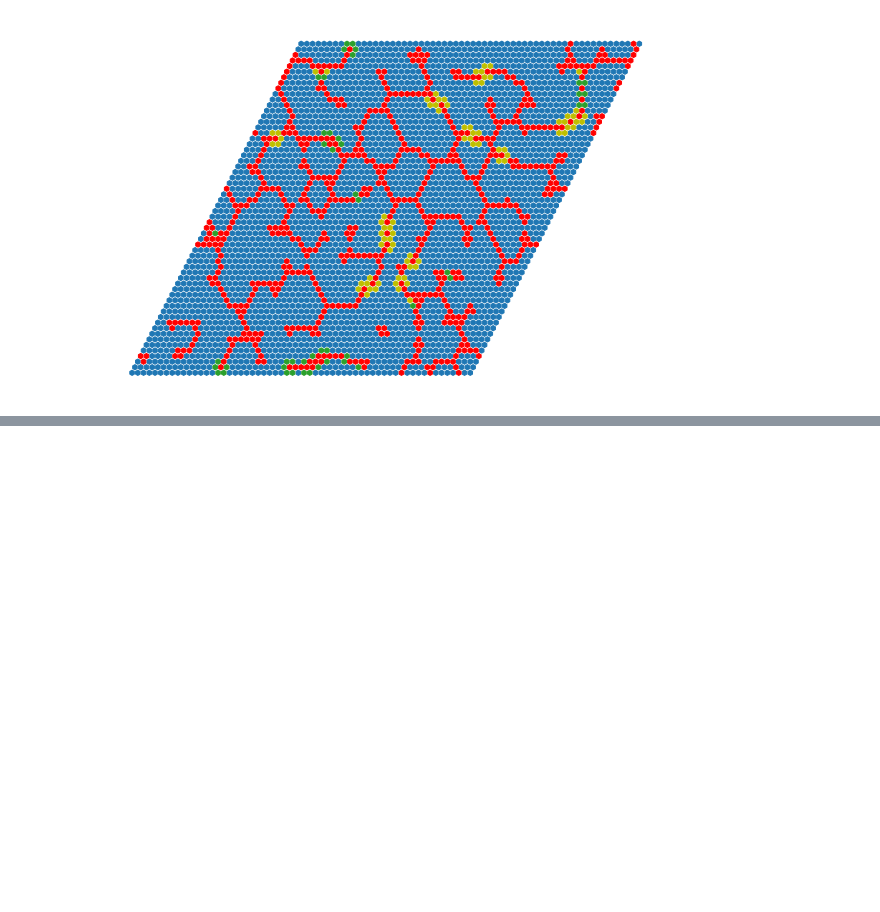
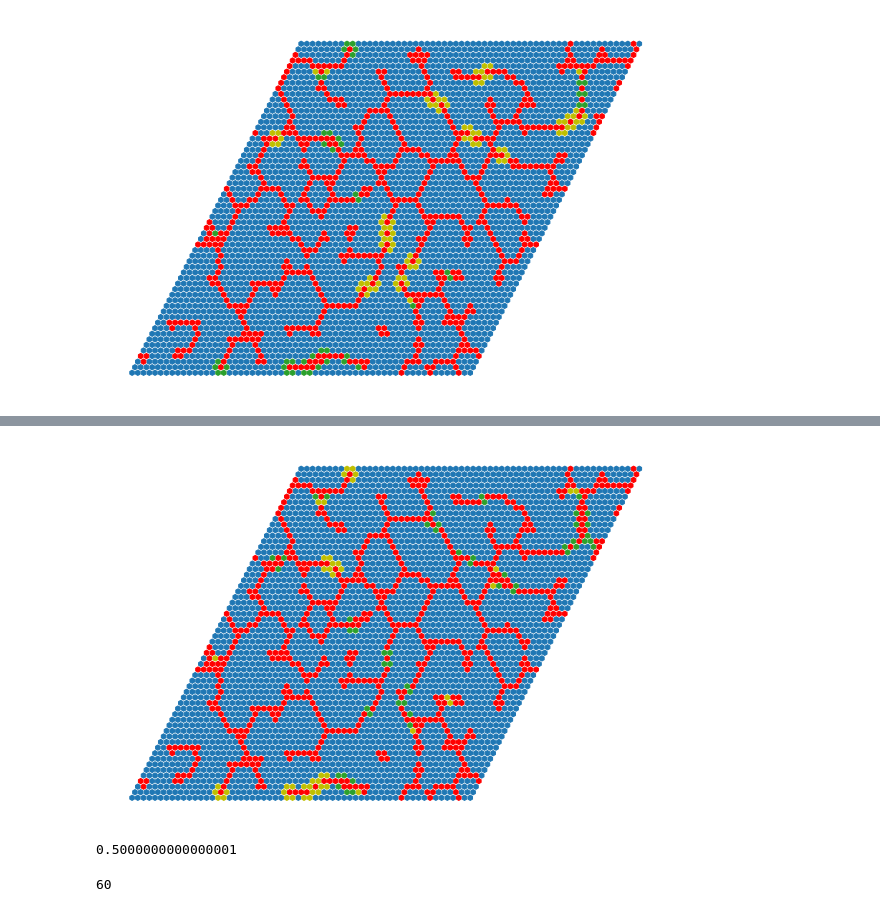
Before and after one commit to ev-br/spatial_games_triangular, a Jupyter notebook: Notebooks/Snapshots triangular.ipynb, the cells around one changed output, grey strips where cells are left out. Drawn from its saved outputs; the diff is of its cells as text; code cells hidden in the pictures; blank space fills up the shorter version.

```diff
--- a/Notebooks/Snapshots triangular.ipynb
+++ b/Notebooks/Snapshots triangular.ipynb
@@ -265,0 +308,12 @@ ax = draw_field5(game=game)
+# %%
+ax = draw_field5(game=game)
+# %% [output]
+[figure, added]
+# %%
+np.cos(np.pi/3)
+# %% [output]
+0.5000000000000001
+# %%
+game.L
+# %% [output]
+60
```
Also changed, not shown: parts of 3 cells of this notebook.
